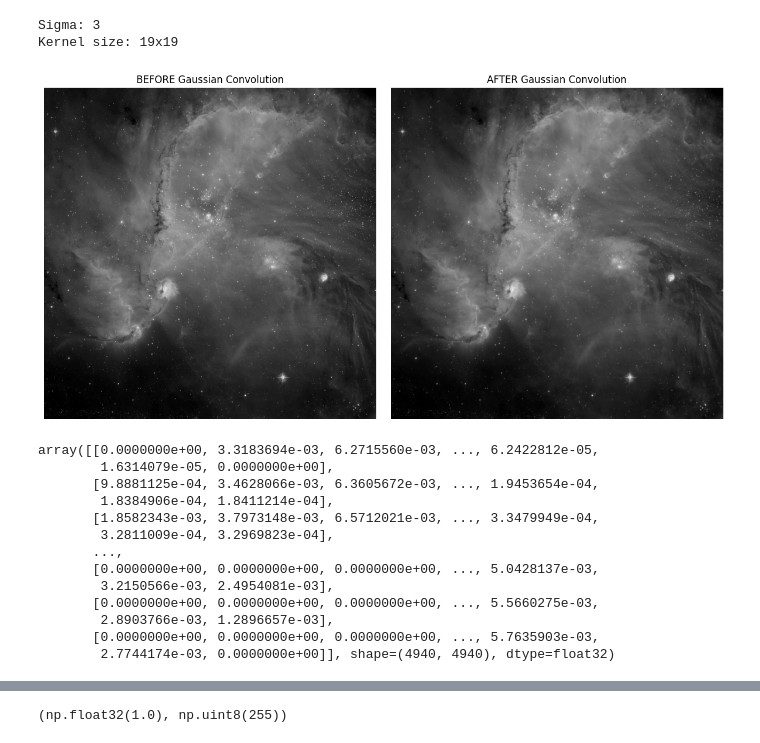
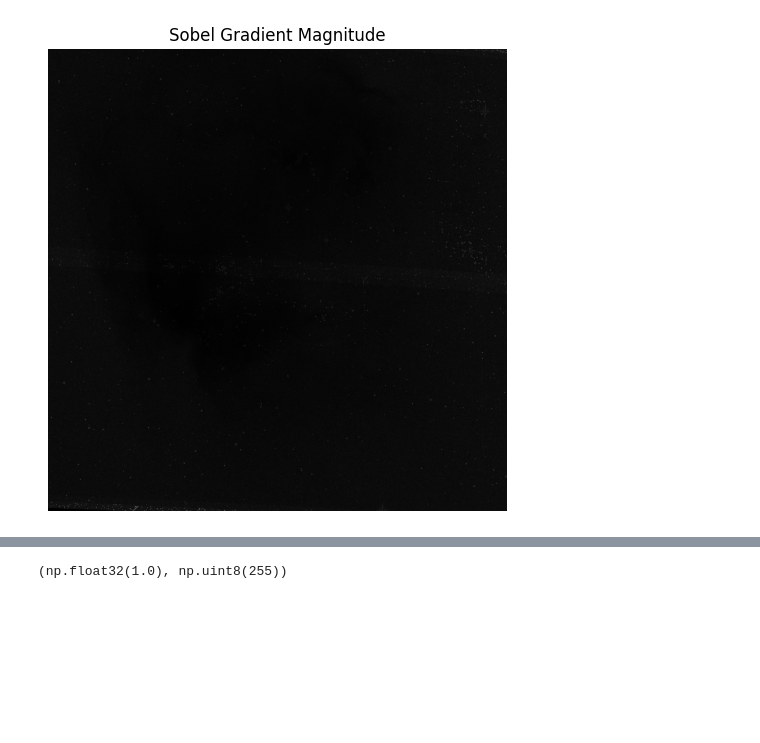
Before and after one commit to lorenzoturiano/cv-final-project, a Jupyter notebook: main_v2.ipynb, the cells around one changed output, grey strips where cells are left out. Cells and saved outputs as stored; diff of their text form; code cells hidden in the pictures; blank space fills up the shorter version.

```diff
--- a/main_v2.ipynb
+++ b/main_v2.ipynb
@@ -39,66 +37,49 @@ plt.show()
 # %%
-# COMPUTE A CONVOLUTION USING A GAUSSIAN KERNEL
-from math import ceil
+# # COMPUTE A CONVOLUTION USING A GAUSSIAN KERNEL
+# from math import ceil
 
-# Define Gaussian Kernel
-# FWHM: full width at half maximum, a measure to estimate the size of stars
-# compute the kernel for small/medium size stars, as bigger ones are fewer and can be treated separately
-FHWM = 7 # pixels
-sigma = ceil(FHWM / 2.355) # std deviation
-kernel_size = (6*sigma) + 1 # rule for kernel size
+# # Define Gaussian Kernel
+# # FWHM: full width at half maximum, a measure to estimate the size of stars
+# # compute the kernel for small/medium size stars, as bigger ones are fewer and can be treated separately
+# FHWM = 7 # pixels
+# sigma = ceil(FHWM / 2.355) # std deviation
+# kernel_size = (6*sigma) + 1 # rule for kernel size
 
-print(f'Sigma: {sigma}')
-print(f'Kernel size: {kernel_size}x{kernel_size}')
+# print(f'Sigma: {sigma}')
+# print(f'Kernel size: {kernel_size}x{kernel_size}')
 
-gauss_img = cv2.GaussianBlur(stretched_img, (kernel_size, kernel_size), sigma)
+# gauss_img = cv2.GaussianBlur(stretched_img, (kernel_size, kernel_size), sigma)
-# %% [output]
-Sigma: 3
-Kernel size: 19x19
 # %%
-fig, axes = plt.subplots(1, 2, figsize=(12, 6))
+# fig, axes = plt.subplots(1, 2, figsize=(12, 6))
 
-# Plot image BEFORE convolution against Gaussian kernel
-axes[0].imshow(stretched_img, cmap='gray')
-axes[0].set_title('BEFORE Gaussian Convolution')
-axes[0].axis('off')
+# # Plot image BEFORE convolution against Gaussian kernel
+# axes[0].imshow(stretched_img, cmap='gray')
+# axes[0].set_title('BEFORE Gaussian Convolution')
+# axes[0].axis('off')
 
-# Plot image AFTER convolution against Gaussian kernel
-axes[1].imshow(gauss_img, cmap='gray')
-axes[1].set_title('AFTER Gaussian Convolution')
-axes[1].axis('off')
+# # Plot image AFTER convolution against Gaussian kernel
+# axes[1].imshow(gauss_img, cmap='gray')
+# axes[1].set_title('AFTER Gaussian Convolution')
+# axes[1].axis('off')
 
-plt.tight_layout()
-plt.show()
+# plt.tight_layout()
+# plt.show()
-# %% [output]
-[figure, removed]
 # %%
 # Sobel gradient
-sobel_x = cv2.Sobel(gauss_img, cv2.CV_32F, 1, 0, ksize=3)
-sobel_y = cv2.Sobel(gauss_img, cv2.CV_32F, 0, 1, ksize=3)
+sobel_x = cv2.Sobel(stretched_img, cv2.CV_32F, 1, 0, ksize=3)
+sobel_y = cv2.Sobel(stretched_img, cv2.CV_32F, 0, 1, ksize=3)
 grad_mag = cv2.magnitude(sobel_x, sobel_y)
 
 grad_mag
 
-# # Display the gradient magnitude
-# plt.figure(figsize=(12,6))
-# plt.imshow(grad_mag, cmap='gray')
-# plt.title('Sobel Gradient Magnitude')
-# plt.axis('off')
-# plt.show()
+# Display the gradient magnitude
+plt.figure(figsize=(12,6))
+plt.imshow(grad_mag, cmap='gray')
+plt.title('Sobel Gradient Magnitude')
+plt.axis('off')
+plt.show()
 # %% [output]
-array([[0.0000000e+00, 3.3183694e-03, 6.2715560e-03, ..., 6.2422812e-05,
-        1.6314079e-05, 0.0000000e+00],
-       [9.8881125e-04, 3.4628066e-03, 6.3605672e-03, ..., 1.9453654e-04,
-        1.8384906e-04, 1.8411214e-04],
-       [1.8582343e-03, 3.7973148e-03, 6.5712021e-03, ..., 3.3479949e-04,
-        3.2811009e-04, 3.2969823e-04],
-       ...,
-       [0.0000000e+00, 0.0000000e+00, 0.0000000e+00, ..., 5.0428137e-03,
-        3.2150566e-03, 2.4954081e-03],
-       [0.0000000e+00, 0.0000000e+00, 0.0000000e+00, ..., 5.5660275e-03,
-        2.8903766e-03, 1.2896657e-03],
-       [0.0000000e+00, 0.0000000e+00, 0.0000000e+00, ..., 5.7635903e-03,
-        2.7744174e-03, 0.0000000e+00]], shape=(4940, 4940), dtype=float32)
+[figure, added]
 # %%
 # Apply thresholding to the gradient magnitude
 # Simple binary thresholding
```
Also changed, not shown: parts of 17 cells of this notebook.
